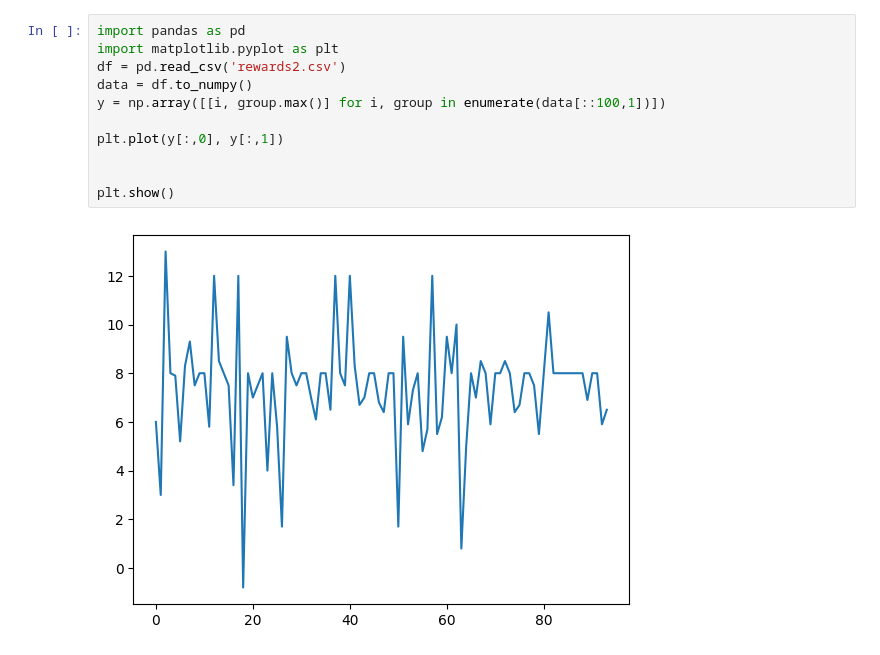
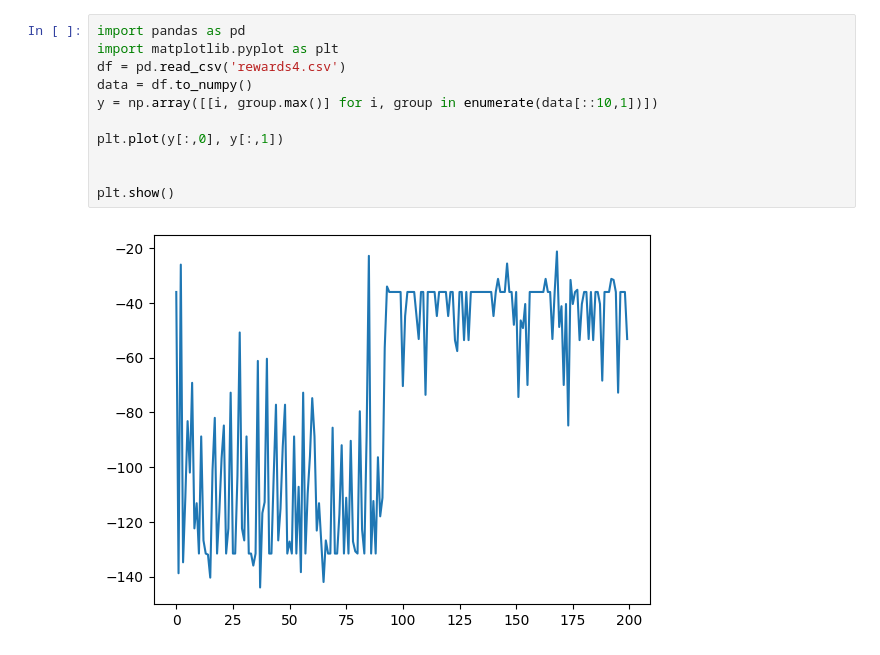
Before and after one commit to ckia25/rl-censor, a Jupyter notebook: random_test.ipynb, the cells around one changed output. Cells and saved outputs as stored; diff of their text form.

```diff
--- a/random_test.ipynb
+++ b/random_test.ipynb
@@ -62,13 +47,13 @@ IP.src=127.0.0.1 | IP.dst=10.10.10.10 | TCP.sport=65432 | TCP.dport=12345 | TCP.
 # %%
 import pandas as pd
 import matplotlib.pyplot as plt
-df = pd.read_csv('rewards2.csv')
+df = pd.read_csv('rewards4.csv')
 data = df.to_numpy()
-y = np.array([[i, group.max()] for i, group in enumerate(data[::100,1])])
+y = np.array([[i, group.max()] for i, group in enumerate(data[::10,1])])
 
 plt.plot(y[:,0], y[:,1])
 
 
 plt.show()
 # %% [output]
-[figure, old version]
+[figure, new version]
```
Also changed, not shown: parts of 2 cells of this notebook, 6 other files.
